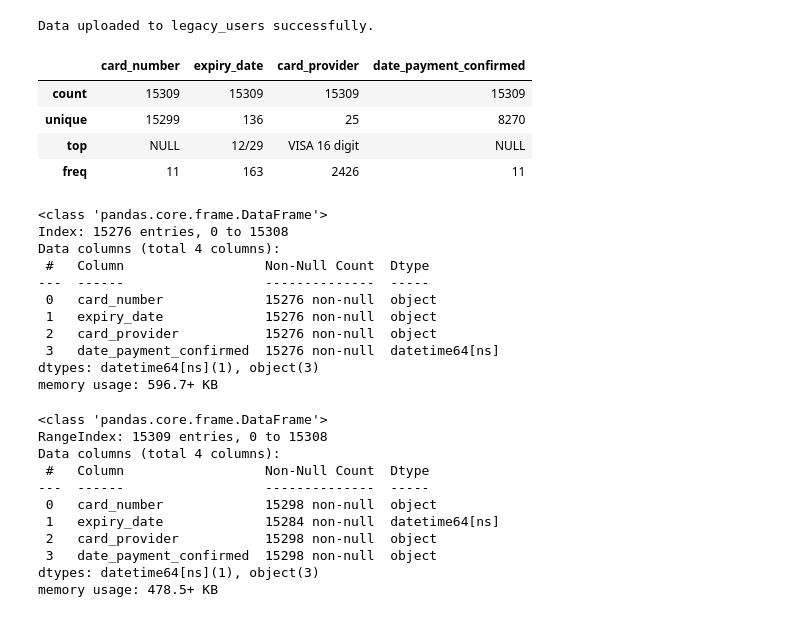
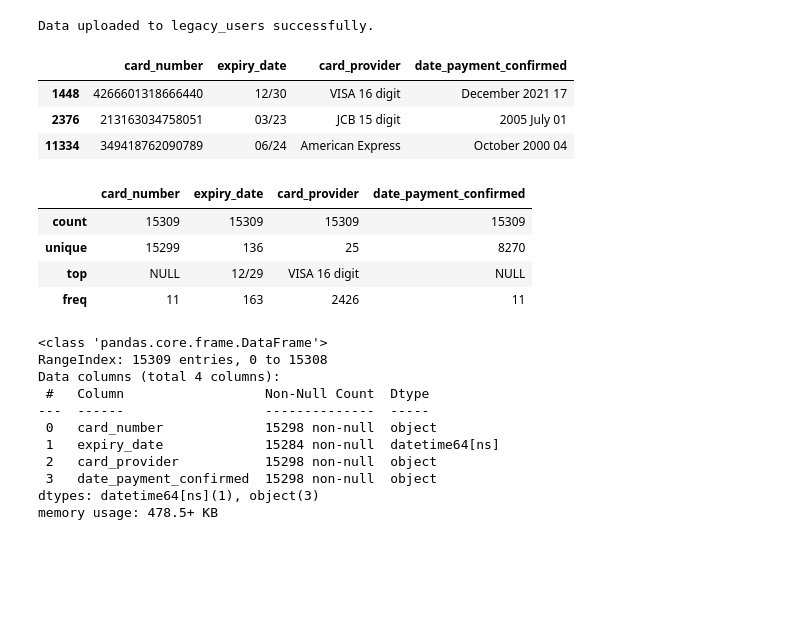
Before and after one commit to TDAYENI/multinational-retail-data-centralisation771, a Jupyter notebook: dev.ipynb, the cells around one changed output. Saved outputs shown, nothing was run; the diff lists cells and outputs as text; code cells hidden in the pictures; blank space fills up the shorter version.

```diff
--- a/dev.ipynb
+++ b/dev.ipynb
@@ -202,6 +202,25 @@ card_details = tabula.read_pdf(
 card_details_df = pd.concat(card_details, ignore_index=True)
 # %%
 new_card_details_df = card_details_df.copy()
+# %%
+card_numbers_list = [
+                     "4416459602615430",
+                     "3560053307745130",
+                     "349418762090789",
+                     "342678097599435",
+                     "4534746397893770",
+                     "4266601318666440",
+                     "213163034758051",
+                     "4560485762943720000"]
+# %%
+fk_issues = card_details_df[card_details_df['card_number'].isin( card_numbers_list)]
+# %%
+fk_issues
+# %% [output]
+|  | card_number | expiry_date | card_provider | date_payment_confirmed |
+| 1448 | 4266601318666440 | 12/30 | VISA 16 digit | December 2021 17 |
+| 2376 | 213163034758051 | 03/23 | JCB 15 digit | 2005 July 01 |
+| 11334 | 349418762090789 | 06/24 | American Express | October 2000 04 |
 # %%
 new_card_details_df.describe()
 # %% [output]
@@ -214,17 +233,3 @@ new_card_details_df.describe()
 # new_card_details_df=new_card_details_df.convert_dtypes()
 # %%
 cards_nan= new_card_details_df.replace('NULL', np.nan)
-# %%
-cards_type.info()
-# %% [output]
-<class 'pandas.core.frame.DataFrame'>
-Index: 15276 entries, 0 to 15308
-Data columns (total 4 columns):
- #   Column                  Non-Null Count  Dtype
----  ------                  --------------  -----
- 0   card_number             15276 non-null  object
- 1   expiry_date             15276 non-null  object
- 2   card_provider           15276 non-null  object
- 3   date_payment_confirmed  15276 non-null  datetime64[ns]
-dtypes: datetime64[ns](1), object(3)
-memory usage: 596.7+ KB
```
Also changed, not shown: parts of 10 cells of this notebook, 2 other files.
